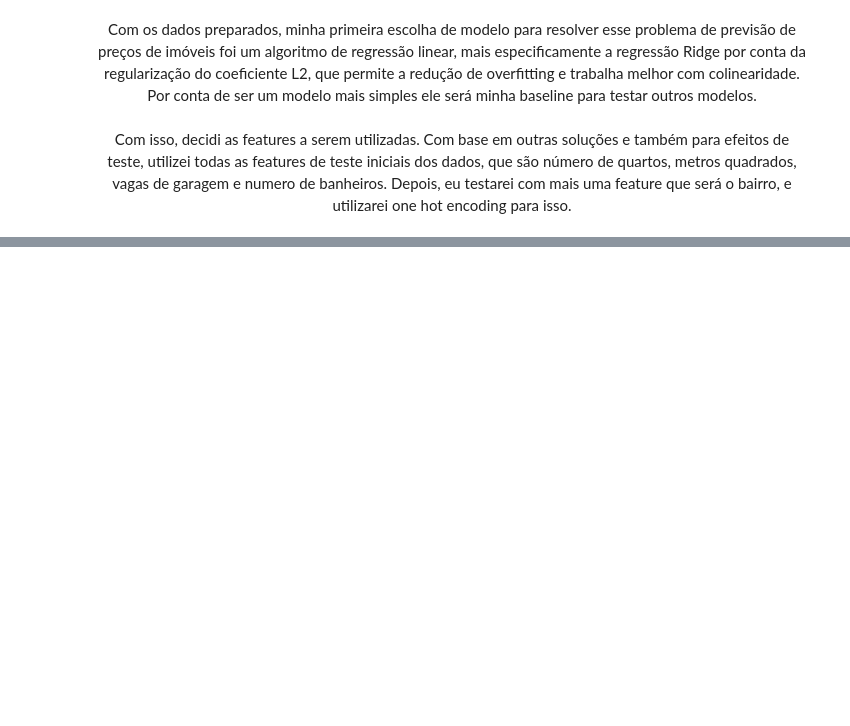
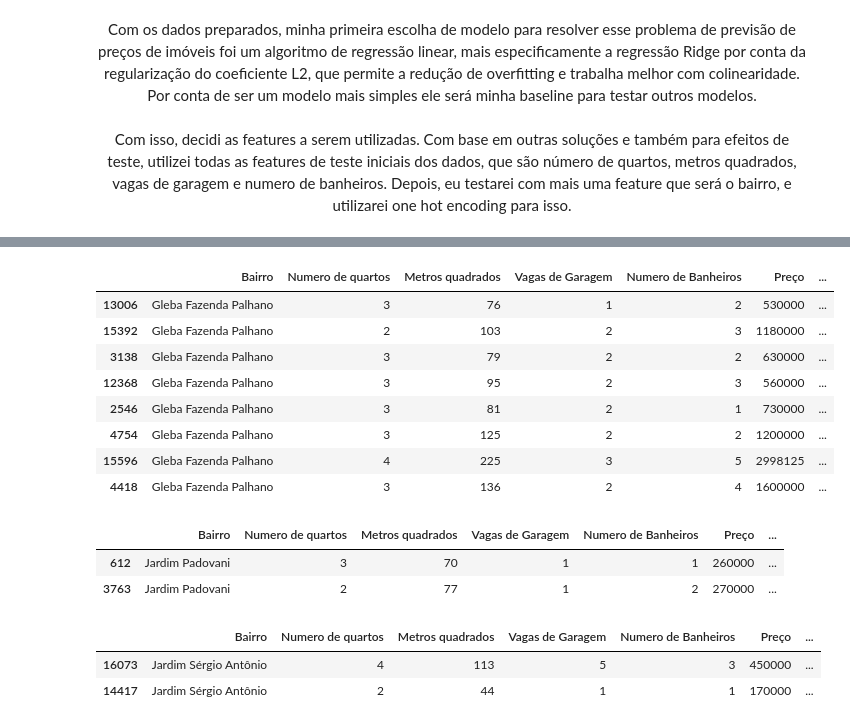
Before and after one commit to ZaniAndrei/Real-Estate-Price-Prediction-in-Londrina, a Jupyter notebook: modelTraining.ipynb, the cells around one changed output, grey strips where cells are left out. Saved outputs shown, nothing was run; the diff lists cells and outputs as text; code cells hidden in the pictures; blank space fills up the shorter version.

```diff
--- a/modelTraining.ipynb
+++ b/modelTraining.ipynb
@@ -420,0 +241,11 @@ bela_suica_view_new[:50]
+# %%
+np.random.seed(76000)
+
+X_view = imoveis_df.drop(["Preço"], axis=1)
+y_view = imoveis_df["Preço"]
+
+X_train_view, X_test_view, y_train_view, y_test_view = train_test_split(X_view, y_view, test_size = 0.2)
+
+
+X_test_view["Preço"] = y_test_view
+X_test_view["Predição"] = y_preds_rf_ohe.round(0)
@@ -420,0 +268,27 @@ bela_suica_view_new[:50]
+# %%
+gleba_view = X_test_view[X_test_view["Bairro"] == "Gleba Fazenda Palhano"]
+gleba_view.head(8)
+# %% [output]
+|  | Bairro | Numero de quartos | Metros quadrados | Vagas de Garagem | Numero de Banheiros | Preço | ... |
+| 13006 | Gleba Fazenda Palhano | 3 | 76 | 1 | 2 | 530000 | ... |
+| 15392 | Gleba Fazenda Palhano | 2 | 103 | 2 | 3 | 1180000 | ... |
+| 3138 | Gleba Fazenda Palhano | 3 | 79 | 2 | 2 | 630000 | ... |
+| 12368 | Gleba Fazenda Palhano | 3 | 95 | 2 | 3 | 560000 | ... |
+| 2546 | Gleba Fazenda Palhano | 3 | 81 | 2 | 1 | 730000 | ... |
+| 4754 | Gleba Fazenda Palhano | 3 | 125 | 2 | 2 | 1200000 | ... |
+| 15596 | Gleba Fazenda Palhano | 4 | 225 | 3 | 5 | 2998125 | ... |
+| 4418 | Gleba Fazenda Palhano | 3 | 136 | 2 | 4 | 1600000 | ... |
+# %%
+padovani_view = X_test_view[X_test_view["Bairro"] == "Jardim Padovani"]
+padovani_view.head()
+# %% [output]
+|  | Bairro | Numero de quartos | Metros quadrados | Vagas de Garagem | Numero de Banheiros | Preço | ... |
+| 612 | Jardim Padovani | 3 | 70 | 1 | 1 | 260000 | ... |
+| 3763 | Jardim Padovani | 2 | 77 | 1 | 2 | 270000 | ... |
+# %%
+sa_view = X_test_view[X_test_view["Bairro"] == "Jardim Sérgio Antônio"]
+sa_view.head()
+# %% [output]
+|  | Bairro | Numero de quartos | Metros quadrados | Vagas de Garagem | Numero de Banheiros | Preço | ... |
+| 16073 | Jardim Sérgio Antônio | 4 | 113 | 5 | 3 | 450000 | ... |
+| 14417 | Jardim Sérgio Antônio | 2 | 44 | 1 | 1 | 170000 | ... |
```
Also changed, not shown: parts of 45 cells of this notebook, 1 other file.
